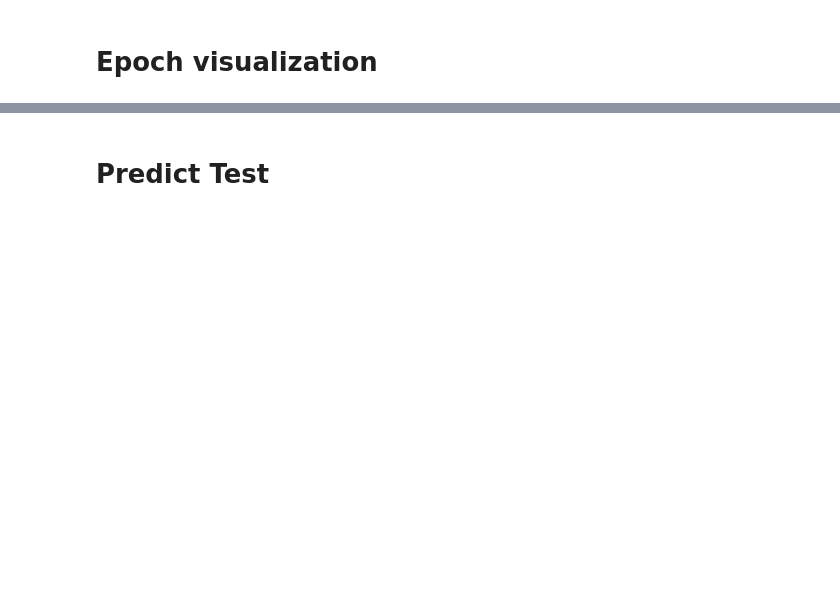
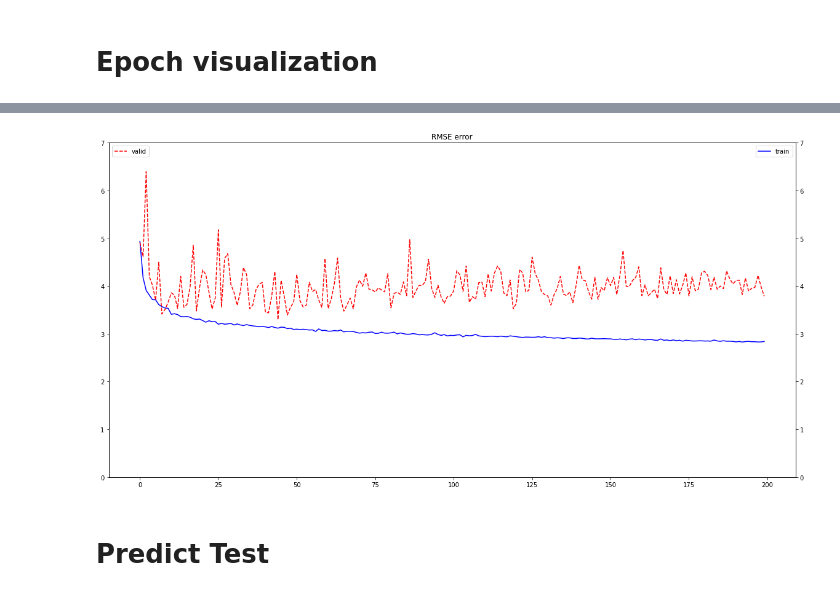
Before and after one commit to DopeorNope-Lee/Object-Depth-detection-based-hybrid-Distance-estimator, a Jupyter notebook: odd/DistanceEstimator_basic_code.ipynb, the cells around one changed output, grey strips where cells are left out. Drawn from its saved outputs; the diff is of its cells as text; code cells hidden in the pictures; blank space fills up the shorter version.

```diff
--- a/odd/DistanceEstimator_basic_code.ipynb
+++ b/odd/DistanceEstimator_basic_code.ipynb
@@ -296,13 +320,17 @@ plt.show()
 # %%
 fig = plt.figure(figsize=(20,10))
 ax1 = fig.add_subplot(1,1,1)
 ax1.plot(train_rmse_list, ls='-', color='blue', label='train')
+ax1.set_ylim(0,7)
 ax2 = ax1.twinx()
 ax2.plot(valid_rmse_list, ls='--', color='red', label='valid')
+ax2.set_ylim(0,7)
 ax1.set_title('RMSE error')
 ax1.legend(loc='upper right')
 ax2.legend(loc='upper left')
 plt.show()
+# %% [output]
+[figure, added]
 # %% [markdown]
 # Predict Test
 # %%
```
Also changed, not shown: parts of 22 cells of this notebook, 1 other file.
